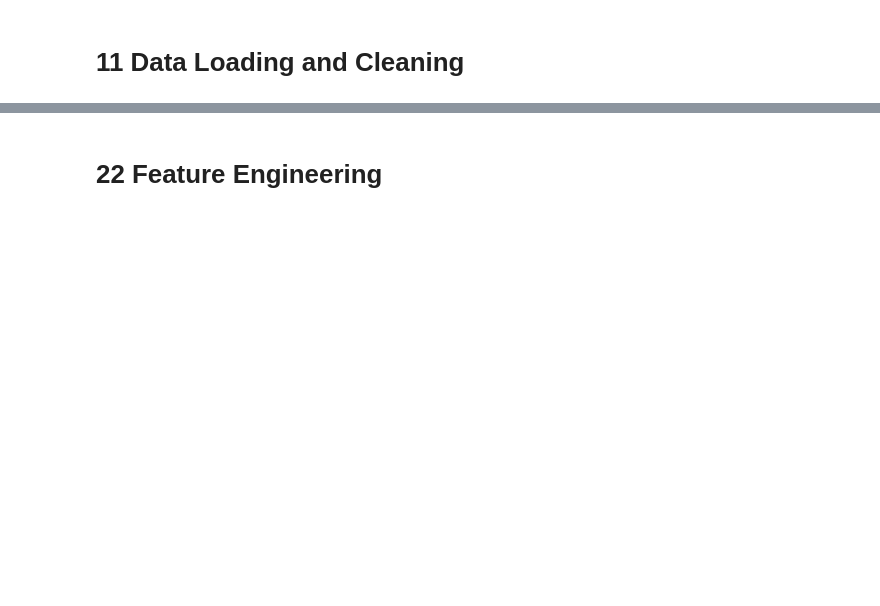
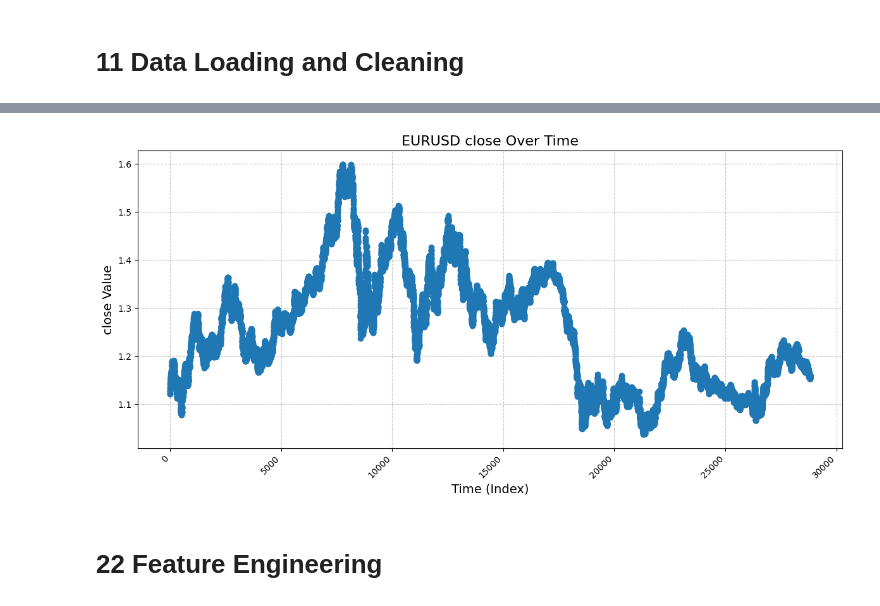
Before and after one commit to Khajavi8056/Hip, a Jupyter notebook: pres_bot_Trading99.ipynb, the cells around one changed output, grey strips where cells are left out. Saved outputs shown, nothing was run; the diff lists cells and outputs as text; code cells hidden in the pictures; blank space fills up the shorter version.

```diff
--- a/pres_bot_Trading99.ipynb
+++ b/pres_bot_Trading99.ipynb
@@ -28,3 +85,26 @@ df.tail()
+# %%
+# prompt: نمایش دیتا روی چارت دیتای در سلول قبل به و نمودار با گیفیت تر
+
+import matplotlib.pyplot as plt
+
+# Assuming 'df' is your DataFrame from the previous code
+# Replace 'column_name' with the actual column you want to plot
+column_name = 'close'  # Example: plot the 'close' column
+
+plt.figure(figsize=(12, 6))  # Adjust figure size for better visibility
+plt.plot(df[column_name], marker='o', linestyle='-')  # Add markers and a line style
+
+plt.title(f'EURUSD {column_name} Over Time', fontsize=16)
+plt.xlabel('Time (Index)', fontsize=14)
+plt.ylabel(f'{column_name} Value', fontsize=14)
+plt.grid(True, linestyle='--', alpha=0.7)  # Add a grid for better readability
+plt.xticks(rotation=45, ha='right')  # Rotate x-axis labels for better readability
+
+
+plt.tight_layout()  # Adjust layout to prevent labels from overlapping
+plt.show()
+# %% [output]
+[figure, added]
 # %% [markdown]
 # 22 Feature Engineering
 # %%
```
Also changed, not shown: parts of 5 cells of this notebook.
